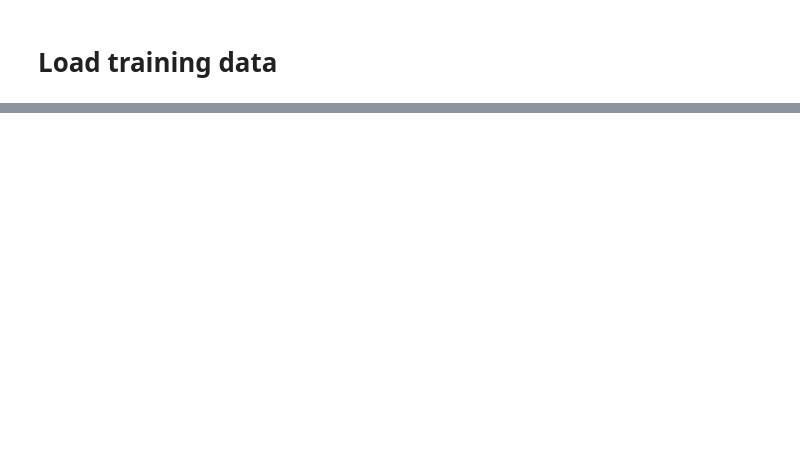
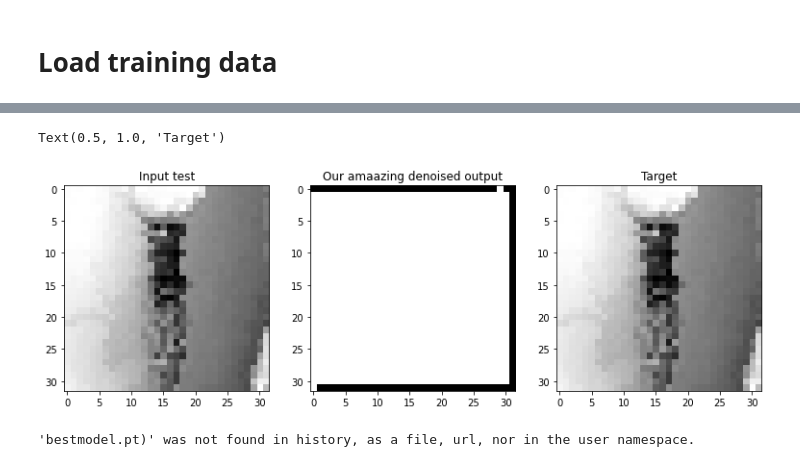
Before and after one commit to frasalvi/Noise2Noise-Denoising-Autoencoder, a Jupyter notebook: Miniproject2/Test_model.ipynb, the cells around one changed output, grey strips where cells are left out. Cells and saved outputs as stored; diff of their text form; code cells hidden in the pictures; blank space fills up the shorter version.

```diff
--- a/Miniproject2/Test_model.ipynb
+++ b/Miniproject2/Test_model.ipynb
@@ -103,2 +106,20 @@ y = [x,x,x,x]
+# %%
+test_input = train_noisy_imgs_input
+
+nr = 1
+denoised = ourModel.predict(test_input[nr,:,:,:].unsqueeze(dim=0))
+
+fig, ax = plt.subplots(1,3,figsize=(13,5))
+ax[0].imshow(test_input[nr,0,:,:].cpu(), cmap='gray')
+ax[0].set_title('Input test')
+ax[1].imshow(denoised[0,0,:,:].cpu().detach().numpy(), cmap='gray')
+ax[1].set_title('Our amaazing denoised output')
+ax[2].imshow(test_input[nr,0,:,:].cpu(), cmap='gray')
+ax[2].set_title('Target')
+# %% [output]
+Text(0.5, 1.0, 'Target')
+[figure, added]
 # %%
-y
+save(ourModel.model, 'bestmodel.pt')
+# %% [output]
+'bestmodel.pt)' was not found in history, as a file, url, nor in the user namespace.
```
Also changed, not shown: parts of 6 cells of this notebook, 1 other file.
